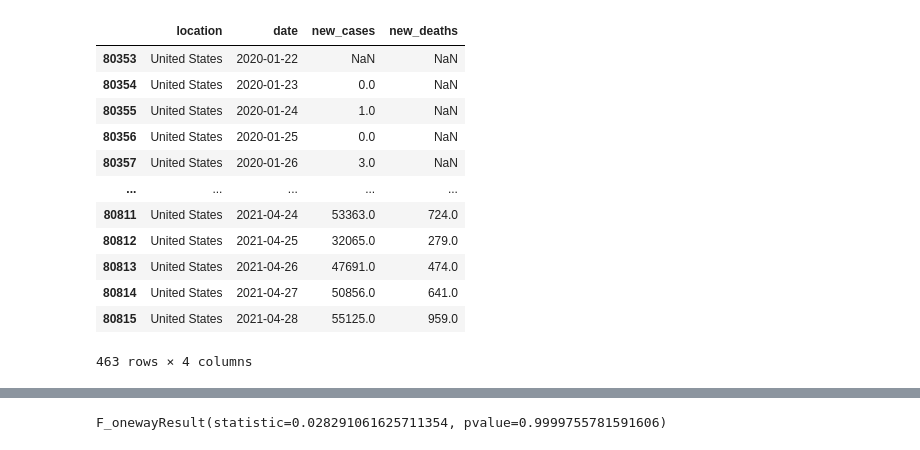
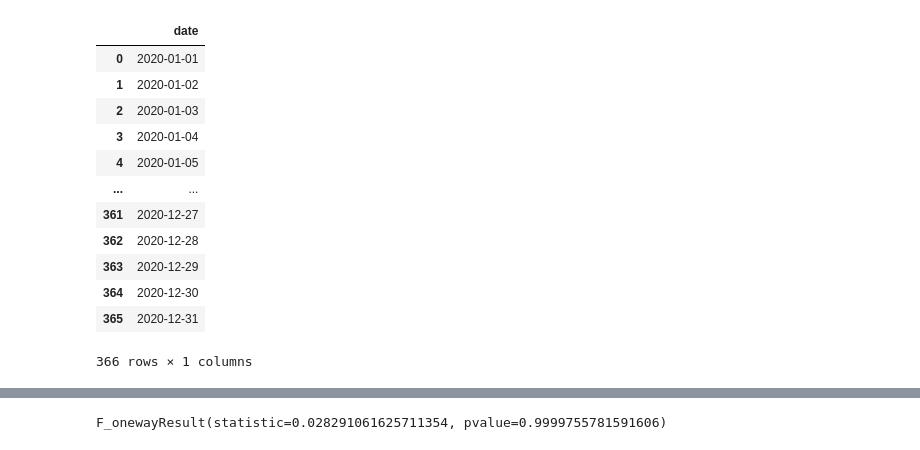
Before and after one commit to Eotanez/project-1, a Jupyter notebook: charts.ipynb, the cells around one changed output, grey strips where cells are left out. Drawn from its saved outputs; the diff is of its cells as text; code cells hidden in the pictures.

```diff
--- a/charts.ipynb
+++ b/charts.ipynb
@@ -38,17 +30,19 @@ country_data = country_data.loc[:, ["location", "date", "new_cases", "new_deaths
-# %%
-usa_covid = country_data.loc[(country_data['location'] == 'United States')]
-usa_covid
-# %% [output]
-|  | location | date | new_cases | new_deaths |
-| 80353 | United States | 2020-01-22 | NaN | NaN |
-| 80354 | United States | 2020-01-23 | 0.0 | NaN |
-| 80355 | United States | 2020-01-24 | 1.0 | NaN |
-| 80356 | United States | 2020-01-25 | 0.0 | NaN |
-| 80357 | United States | 2020-01-26 | 3.0 | NaN |
-| ... | ... | ... | ... | ... |
-| 80811 | United States | 2021-04-24 | 53363.0 | 724.0 |
-| 80812 | United States | 2021-04-25 | 32065.0 | 279.0 |
-| 80813 | United States | 2021-04-26 | 47691.0 | 474.0 |
-| 80814 | United States | 2021-04-27 | 50856.0 | 641.0 |
-| 80815 | United States | 2021-04-28 | 55125.0 | 959.0 |
-463 rows × 4 columns
+# %%
+# Create a new data frame with all the dates of the year in it
+days2020 = pd.date_range(start='2020-01-01', end='2020-12-31')
+days2020_df = pd.DataFrame(days2020, columns=['date'])
+days2020_df
+# %% [output]
+|  | date |
+| 0 | 2020-01-01 |
+| 1 | 2020-01-02 |
+| 2 | 2020-01-03 |
+| 3 | 2020-01-04 |
+| 4 | 2020-01-05 |
+| ... | ... |
+| 361 | 2020-12-27 |
+| 362 | 2020-12-28 |
+| 363 | 2020-12-29 |
+| 364 | 2020-12-30 |
+| 365 | 2020-12-31 |
+366 rows × 1 columns
```
Also changed, not shown: parts of 12 cells of this notebook.
